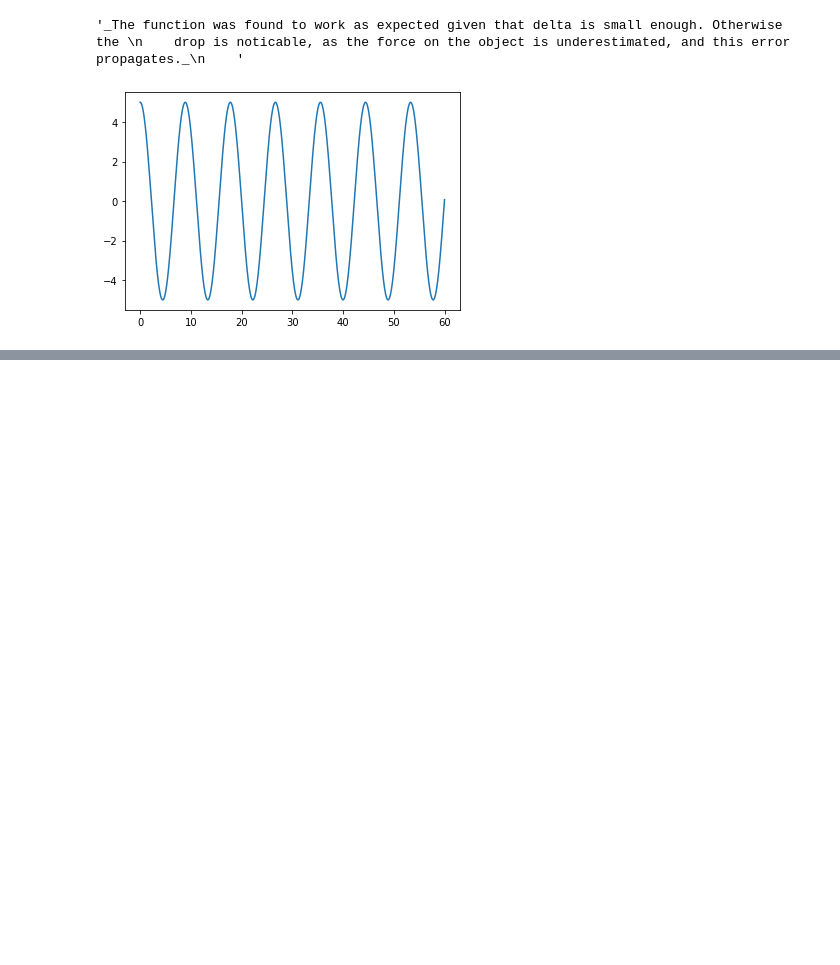
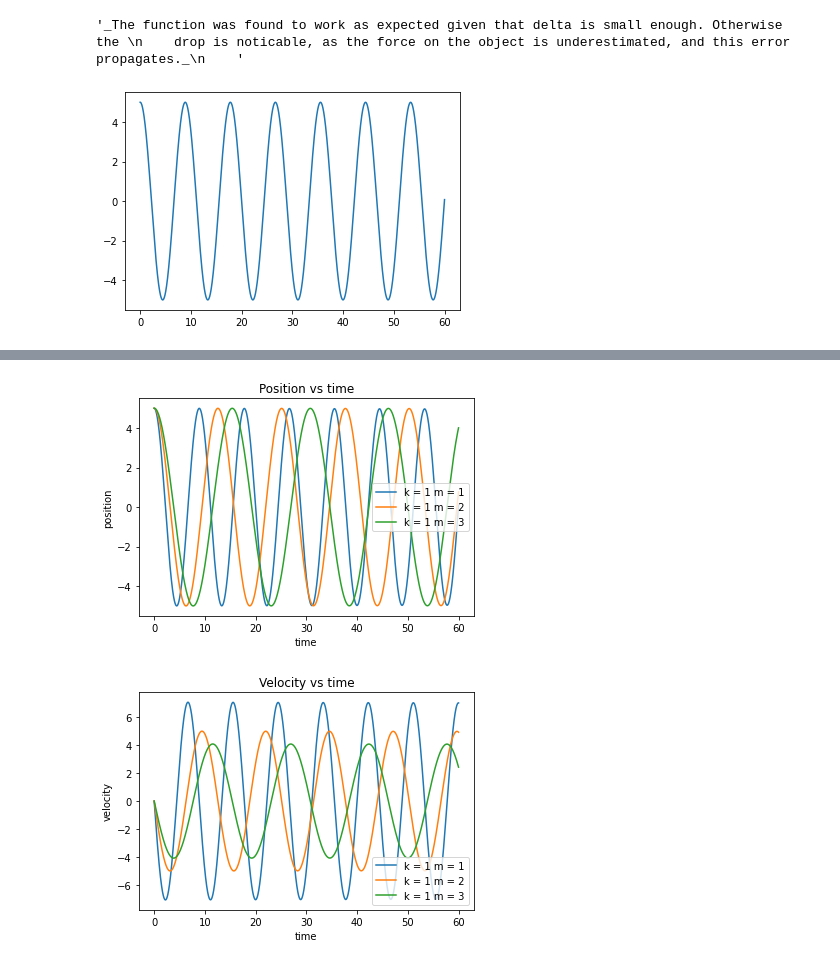
Before and after one commit to Taylor2718/CodingTutorials, a Jupyter notebook: SHO.1.2.0.ipynb, the cells around one changed output, grey strips where cells are left out. Saved outputs shown, nothing was run; the diff lists cells and outputs as text; code cells hidden in the pictures; blank space fills up the shorter version.

```diff
--- a/SHO.1.2.0.ipynb
+++ b/SHO.1.2.0.ipynb
@@ -96,0 +205,6 @@ plt.plot(trial[2], trial[1])
+# %%
+# running the simulation for a list of values of m and k
+test.run([1, 1, 1], [1, 2, 3], iterate = True)
+# %% [output]
+[figure, added]
+[figure, added]
```
Also changed, not shown: parts of 5 cells of this notebook.
